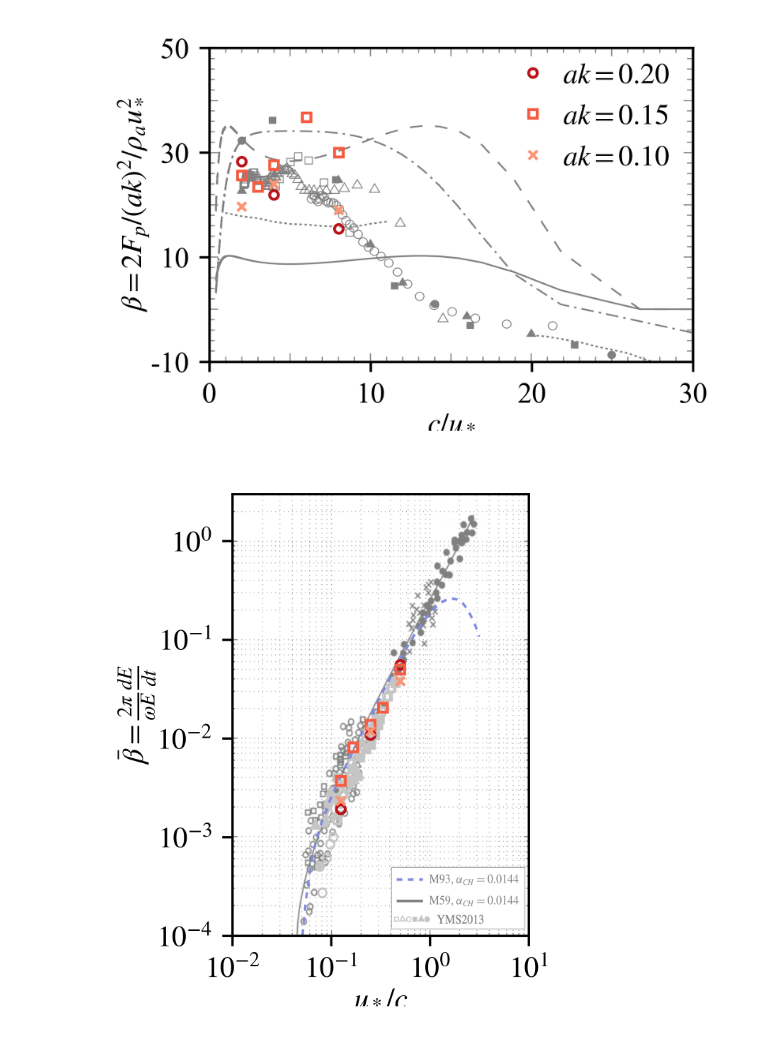
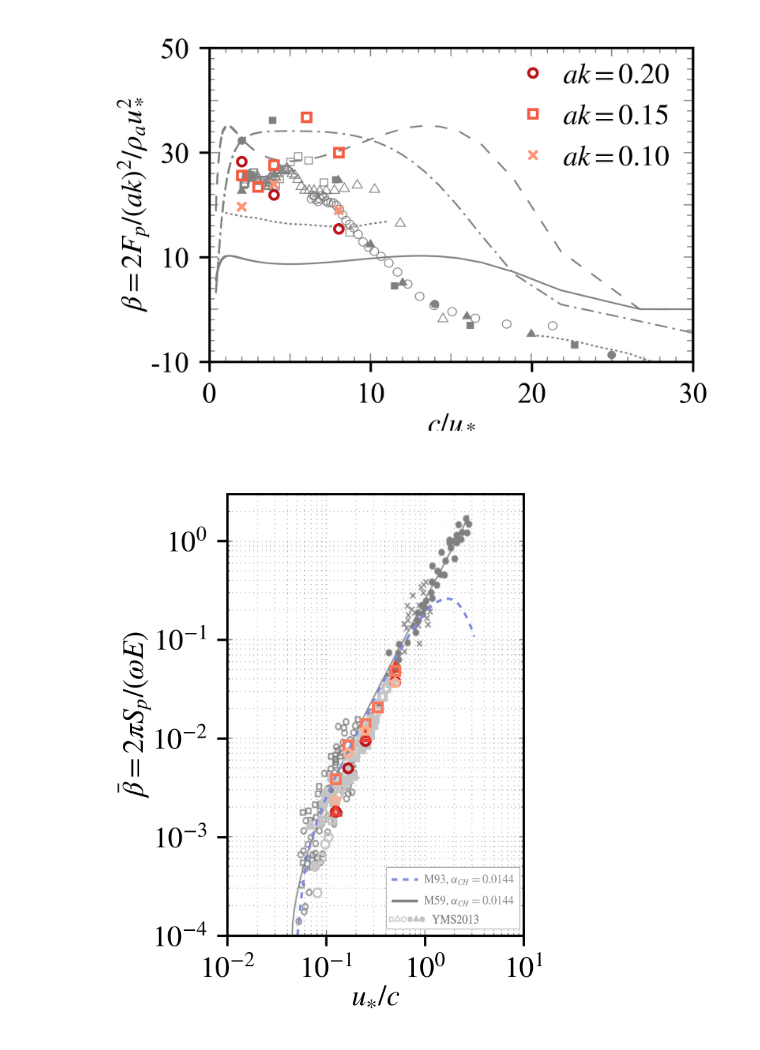
Before and after one commit to DeikeLab/jiarongw-postprocessing, a Jupyter notebook: jupyter_notebook/project_specific/turbulence/ComparisonLiterature.ipynb, the cells around one changed output. Saved outputs shown, nothing was run; the diff lists cells and outputs as text; code cells hidden in the pictures.

Commit message:
New processing code for 3D wind wave paper.

```diff
--- a/jupyter_notebook/project_specific/turbulence/ComparisonLiterature.ipynb
+++ b/jupyter_notebook/project_specific/turbulence/ComparisonLiterature.ipynb
@@ -4,5 +4,6 @@ from matplotlib import pyplot as plt
 import matplotlib as mpl
 import pandas as pd
 import matplotlib as mpl
-plt.style.use('/projects/DEIKE/jiarongw/jiarongw-postprocessing/media/matplotlib/stylelib/pof.mplstyle')
+plt.style.use('/projects/DEIKE/jiarongw/jiarongw-postprocessing/media/matplotlib/stylelib/jfm.mplstyle')
+import matplotlib.image as mpimg
 # mpl.style.use('pof')
@@ -114,19 +132,0 @@ The PostScript backend does not support transparency; partially transparent arti
-# %%
-fig = plt.figure(figsize=(3,2)); ax = plt.gca()
-import matplotlib.image as mpimg
-
-path = './figures/'
-img = mpimg.imread(path+'growth1.png')
-pcontour = plt.imshow(img, extent=[-0,20,0,120], aspect='auto', vmax=1, vmin=-1, cmap='coolwarm')
-# plt.scatter(0.14, 45, s=100, marker = '^', facecolors='none',
-#             edgecolors=plt.get_cmap('tab20c')(4), linewidth=3)
-# plt.scatter(0.145, 40, s=100, marker = '>', facecolors='none',
-#             edgecolors=plt.get_cmap('tab20c')(5), linewidth=3)
-ax.set_xlabel(r'Wave age $c/u_*$', labelpad=1)
-ax.set_yticks(np.arange(0,160,40))
-ax.set_ylabel(r'Growth rate $\beta$', labelpad=-2)
-
-# ax.text(-0.025, 0.5, r'$\frac{\bar{\beta}}{2\pi}\frac{\rho_w}{\rho_a}\frac{c^2}{u_*^2}$',
-#         ha='center', va='center', rotation=90., fontsize=20, transform=ax.transAxes)
-# plt.axis('off')
-# fig.savefig(path+'Peirson_comp.pdf', bbox_inches='tight', pad_inches=0.1)
@@ -231,41 +228,45 @@ fig.savefig('figures_jfm/Peirson_comp.eps', bbox_inches='tight', pad_inches=0.1)
 15.425497210913115
 [figure]
 # %%
+""" Plot the energy (but change the background!)"""
 fig = plt.figure(figsize=[1.8,3]); ax = plt.gca()
 path = './figures/'
 # img = mpimg.imread(path+'growth2_1.png')
 img = mpimg.imread(path+'Melville_Fedorov_2015.png')
 pcontour = ax.imshow(img, extent=[-2,1,-4,np.log10(2.98)], vmax=1, vmin=-1, cmap='coolwarm', alpha=0.5)
 
-for case in (case1,case2,case3):
+for case in (case14,case15,case18,case16):
     p1, = ax.plot(np.log10(case.ustar/case.wave.c), np.log10(case.Fp_aver*case.wave.c/case.E_rms[0]/case.wave.omega*2*np.pi), marker='o', mfc='none',
                    lw=0, markersize=3, color=cmap(39), alpha = 1)
+for case in (case1,case2,case3):
+    p1, = ax.plot(np.log10(case.ustar/case.wave.c), np.log10(case.Fp_aver*case.wave.c/case.E_rms[0]/case.wave.omega*2*np.pi), marker='^', mfc='none',
+                   lw=0, markersize=3, color=cmap(37), alpha = 1)
 for case in (case7,case9,case8,case10,case11):
     p3, = ax.plot(np.log10(case.ustar/case.wave.c), np.log10(case.Fp_aver*case.wave.c/case.E_rms[0]/case.wave.omega*2*np.pi), marker='s', mfc='none',
-                   lw=0, markersize=3, color=cmap(36), alpha = 1)
-for case in (case4,case5,case6):
-    p5, = ax.plot(np.log10(case.ustar/case.wave.c), np.log10(case.Fp_aver*case.wave.c/case.E_rms[0]/case.wave.omega*2*np.pi), marker='x', mfc='none',
-                   lw=0, markersize=3, color=cmap(34), alpha = 1)
+                   lw=0, markersize=3, color=cmap(35), alpha = 1)
+for case in (case4,case5,case17,case6):
+    p5, = ax.plot(np.log10(case.ustar/case.wave.c), np.log10(case.Fp_aver*case.wave.c/case.E_rms[0]/case.wave.omega*2*np.pi), marker='p', mfc='none',
+                   lw=0, markersize=3, color=cmap(33), alpha = 1)
 # for case in (case13,case14):
 #     p7, = ax.plot(np.log10(case.ustar/case.wave.c), np.log10(case.Fp_aver*case.wave.c/case.E_rms[0]/case.wave.omega*2*np.pi), marker='^', mfc='none',
 #                    lw=0, markersize=3, color=cmap(32), alpha = 1)
 
 # l = ax.legend([(p1),(p3),(p5)], [r'$ak=0.20$',r'$ak=0.15$',r'$ak=0.10$'],
 #                handler_map={tuple: HandlerTuple(ndivide=None)}, loc='center left', bbox_to_anchor=(0.1, 0.85), fancybox=False)
 
 @plt.FuncFormatter
 def fake_log(x, pos):
     'The two args are the value and tick position'
     return r'$10^{%d}$' % (x)
 
-ax.set_xlabel(r'$u_*/c$', labelpad=0)
-ax.set_ylabel(r'$\bar{\beta} = \frac{2\pi}{\omega E}\frac{dE}{dt}$', labelpad=0)
+ax.set_xlabel(r'$u_{\ast}/c$', labelpad=0)
+ax.set_ylabel(r'$\bar{\beta} = 2\pi S_{p}/(\omega E)$', labelpad=0)
 ax.set_xticks(np.arange(-2, 2, 1))
 ax.set_yticks(np.arange(-4, 1, 1))
 ax.xaxis.set_major_formatter(fake_log)
 ax.yaxis.set_major_formatter(fake_log)
 # fig.savefig(path+'Melville_comp.pdf', bbox_inches='tight', pad_inches=0.1)
-fig.savefig('figures_jfm/Melville_comp.pdf', bbox_inches='tight', pad_inches=0.1)
-fig.savefig('figures_jfm/Melville_comp.eps', bbox_inches='tight', pad_inches=0.1)
+fig.savefig('figures_jfm/Melville_comp.pdf', bbox_inches='tight')
+fig.savefig('figures_jfm/Melville_comp.eps', bbox_inches='tight')
 # %% [output]
-[figure, old version]
+[figure, new version]
```
Also changed, not shown: parts of 7 cells of this notebook, 15 other files.
